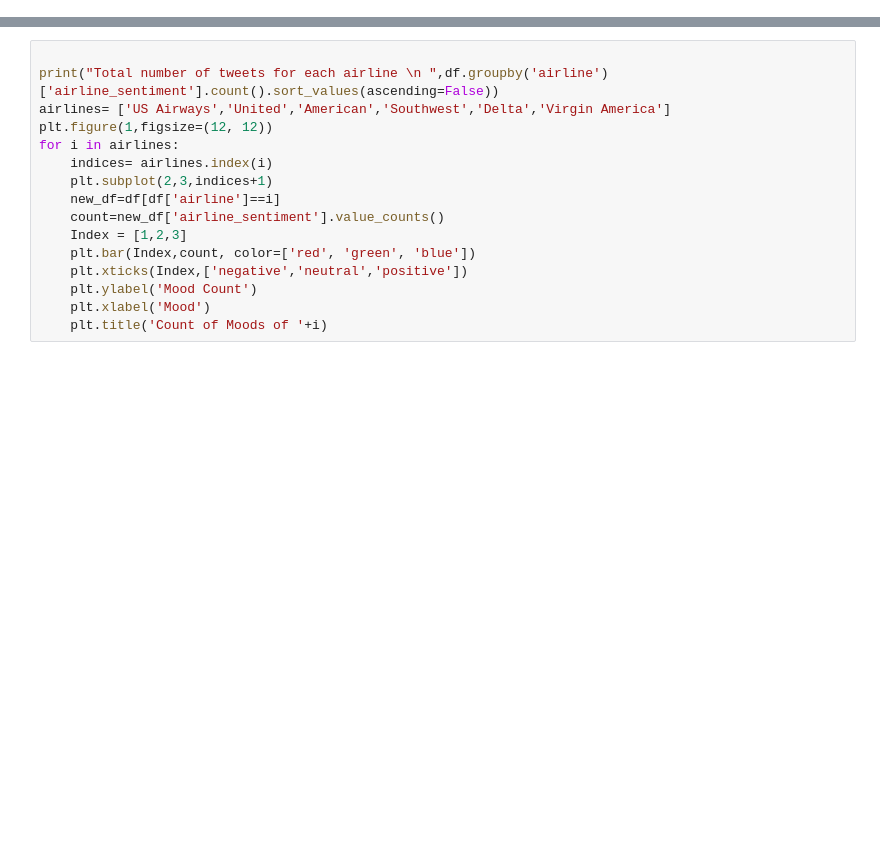
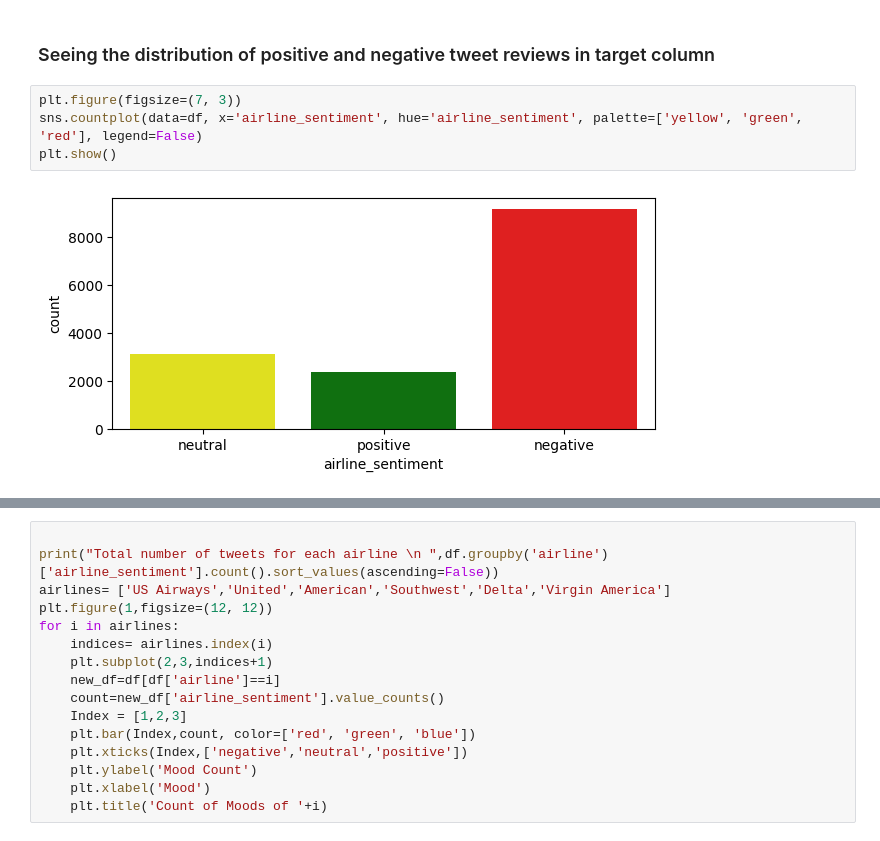
Before and after one commit to Dharshan465/Sentiment-analysis-for-marketing, a Jupyter notebook: Phase 4/AI_Phase4.ipynb, the cells around one changed output, grey strips where cells are left out. Drawn from its saved outputs; the diff is of its cells as text; blank space fills up the shorter version.

```diff
--- a/Phase 4/AI_Phase4.ipynb
+++ b/Phase 4/AI_Phase4.ipynb
@@ -18,0 +83,8 @@ df = pd.read_csv('Tweets.csv')
+# %% [markdown]
+### Seeing the distribution of positive and negative tweet reviews in target column
+# %%
+plt.figure(figsize=(7, 3))
+sns.countplot(data=df, x='airline_sentiment', hue='airline_sentiment', palette=['yellow', 'green', 'red'], legend=False)
+plt.show()
+# %% [output]
+[figure, added]
```
Also changed, not shown: parts of 33 cells of this notebook.
